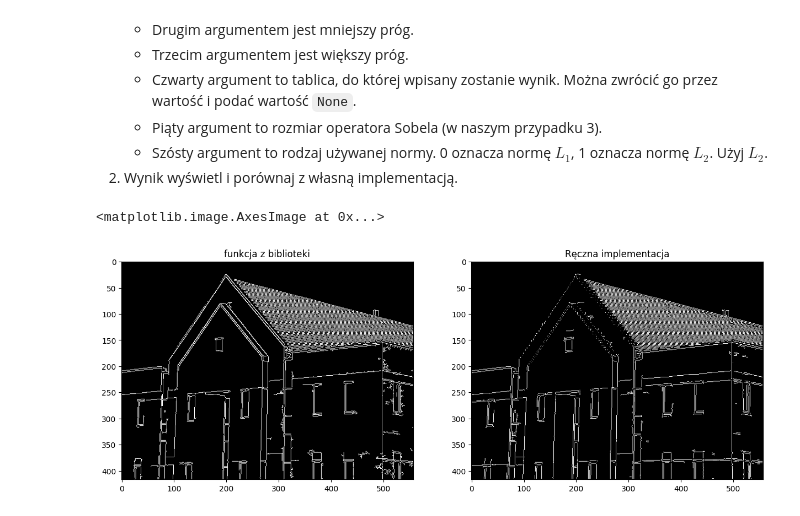
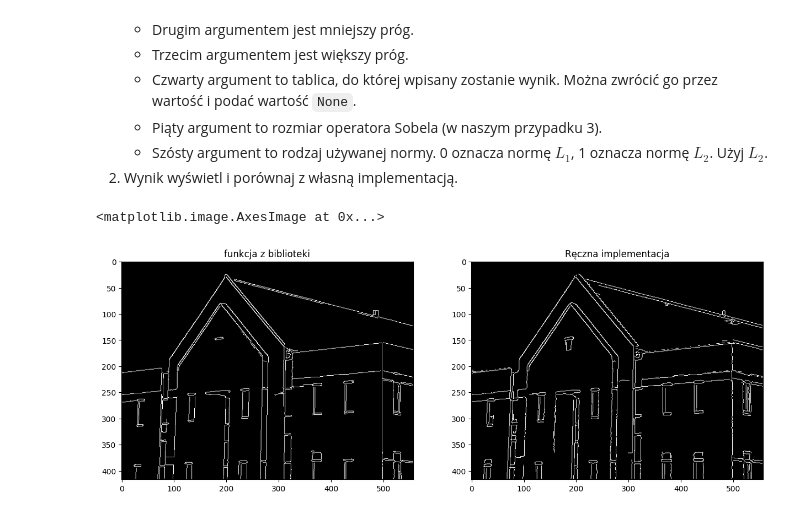
Before and after one commit to stanislawWojtas/Przetwarzanie-Obraz-w-Cyfrowych, a Jupyter notebook: 09_Canny.ipynb, the cells around one changed output. Cells and saved outputs as stored; diff of their text form; code cells hidden in the pictures.

```diff
--- a/09_Canny.ipynb
+++ b/09_Canny.ipynb
@@ -217,16 +217,17 @@ def nomax(alpha, magnitude):
         r = magnitude[i, j-1]
       # Kierynek skośny (/)
       elif(22.5 <= alpha_deg[i,j] < 67.5):
-        q = magnitude[i+1, j-1]
-        r = magnitude[i-1, j+1]
+        q = magnitude[i-1, j-1]
+        r = magnitude[i+1, j+1]
+
       # Kierunek pionowy (|)
       elif(67.5 <= alpha_deg[i,j] < 112.5):
         q = magnitude[i+1, j]
         r = magnitude[i-1, j]
       #Kierunek skośny (\)
       elif(112.5 <= alpha_deg[i,j] < 157.5):
-        q = magnitude[i-1, j-1]
-        r = magnitude[i+1, j+1]
+        q = magnitude[i+1, j-1]
+        r = magnitude[i-1, j+1]
 
       #jeśli jest maksimum wśród sąsiadów
       if(magnitude[i,j] >= q) and (magnitude[i,j] >= r):
@@ -296,7 +297,7 @@ def canny_algotithm(img, gauss_window=3, gauss_sigma=0, tl_ratio = 0.4, th_ratio
   return gn, final_img
 
 
-gn, canny_result = canny_algotithm(house, gauss_window=3, gauss_sigma=0, tl_ratio=0.3, th_ratio=0.15)
+gn, canny_result = canny_algotithm(house, gauss_window=5, gauss_sigma=3, tl_ratio=0.4, th_ratio=0.2)
 
 plt.figure(figsize=(15,10))
 
@@ -331,17 +332,18 @@ plt.axis("off")
     0 oznacza normę $L_1$, 1 oznacza normę $L_2$. Użyj $L_2$.
 2. Wynik wyświetl i porównaj z własną implementacją.
 # %%
-library_canny = cv2.Canny(house, 80, 190, apertureSize=3, L2gradient=True)
+gauss_house = cv2.GaussianBlur(house, (5,5),1)
+library_canny = cv2.Canny(gauss_house, 40, 160, apertureSize=3, L2gradient=True)
 
 plt.figure(figsize=(15,10))
 
 plt.subplot(1,2,1)
 plt.title("funkcja z biblioteki")
 plt.imshow(library_canny, cmap='gray')
 
 plt.subplot(1,2,2)
 plt.title("Ręczna implementacja")
 plt.imshow(canny_result, cmap='gray')
 # %% [output]
 <matplotlib.image.AxesImage at 0x...>
-[figure, old version]
+[figure, new version]
```
Also changed, not shown: parts of 3 cells of this notebook.
